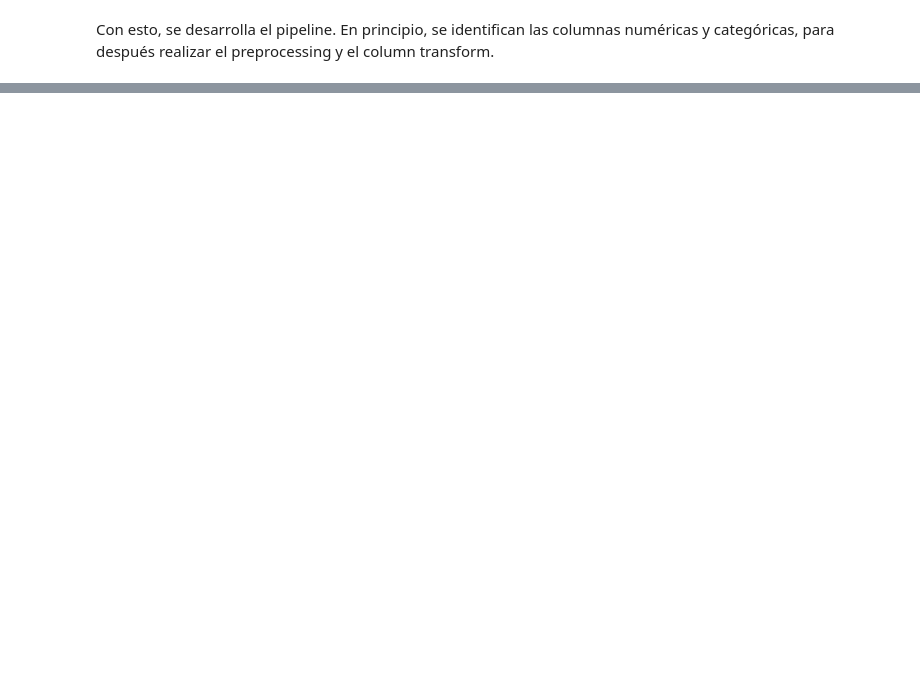
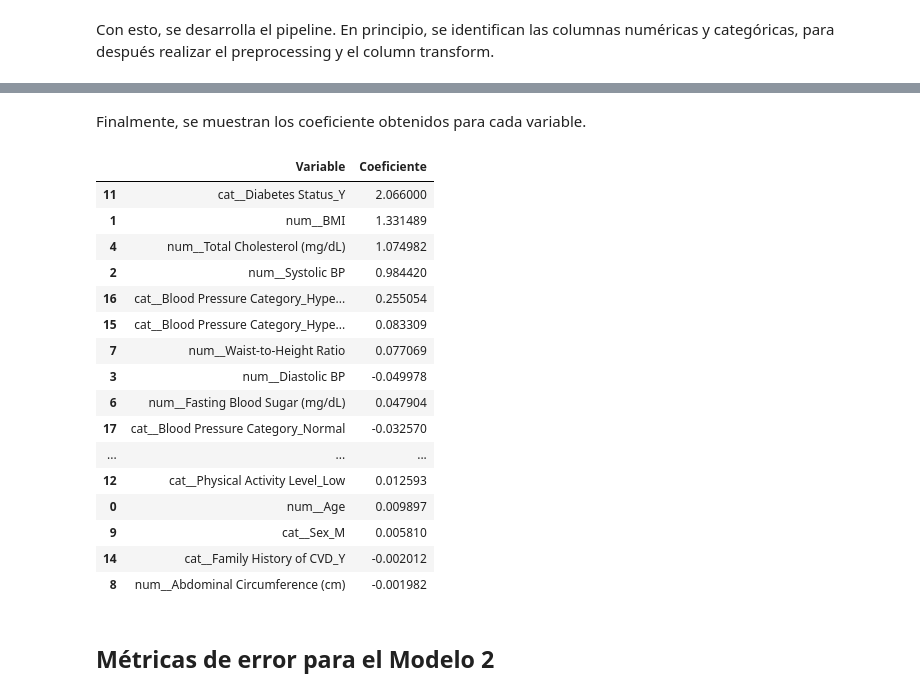
Before and after one commit to AlisonAristizabal/MaterialDeClase-ISIS-2611, a Jupyter notebook: Laboratorios/L1 Regresion Lineal/AnalisisDatos.ipynb, the cells around one changed output, grey strips where cells are left out. Drawn from its saved outputs; the diff is of its cells as text; code cells hidden in the pictures; blank space fills up the shorter version.

```diff
--- a/Laboratorios/L1 Regresion Lineal/AnalisisDatos.ipynb
+++ b/Laboratorios/L1 Regresion Lineal/AnalisisDatos.ipynb
@@ -1062,13 +1062,11 @@ def clip_medical_limits(df, medical_limits):
     return df
 
 def imputar_age_por_sex(df):
-    df = df.copy()
     if 'Sex' in df.columns and 'Age' in df.columns:
         df['Age'] = df.groupby('Sex')['Age'].transform(lambda x: x.fillna(x.median()))
     return df
 
 def imputar_bp_por_categoria(df):
-    df = df.copy()
     if 'Blood Pressure Category' in df.columns and 'Systolic BP' in df.columns:
         df['Systolic BP'] = df.groupby('Blood Pressure Category')['Systolic BP'].transform(lambda x: x.fillna(x.median()))
     if 'Blood Pressure Category' in df.columns and 'Diastolic BP' in df.columns:
@@ -1076,7 +1074,6 @@ def imputar_bp_por_categoria(df):
     return df
 
 def imputar_peso_altura_bmi_por_sex_agebin(df):
-    df = df.copy()
     if 'Age' in df.columns:
         df['Age_bin'] = pd.cut(df['Age'], bins=[0, 20, 40, 60, 80, 120], include_lowest=True)
 
@@ -1091,7 +1088,6 @@ def imputar_peso_altura_bmi_por_sex_agebin(df):
     return df
 
 def imputar_lipidos_por_sex(df):
-    df = df.copy()
     if 'Sex' in df.columns and 'HDL (mg/dL)' in df.columns:
         df['HDL (mg/dL)'] = df.groupby('Sex')['HDL (mg/dL)'].transform(lambda x: x.fillna(x.median()))
     if 'Sex' in df.columns and 'Total Cholesterol (mg/dL)' in df.columns:
@@ -1099,13 +1095,11 @@ def imputar_lipidos_por_sex(df):
     return df
 
 def imputar_azucar_por_diabetes(df):
-    df = df.copy()
     if 'Diabetes Status' in df.columns and 'Fasting Blood Sugar (mg/dL)' in df.columns:
         df['Fasting Blood Sugar (mg/dL)'] = df.groupby('Diabetes Status')['Fasting Blood Sugar (mg/dL)'].transform(lambda x: x.fillna(x.median()))
     return df
 
 def recalcular_bmi(df):
-    df = df.copy()
     if 'BMI' in df.columns and 'Weight (kg)' in df.columns and 'Height (m)' in df.columns:
         mask_bmi_nan = df['BMI'].isna()
         df.loc[mask_bmi_nan & df['Weight (kg)'].notna() & df['Height (m)'].notna(), 'BMI'] = (
@@ -1114,7 +1108,6 @@ def recalcular_bmi(df):
     return df
 
 def recalcular_wthr(df):
-    df = df.copy()
     if 'Waist-to-Height Ratio' in df.columns and 'Abdominal Circumference (cm)' in df.columns and 'Height (m)' in df.columns:
         mask_wthr_nan = df['Waist-to-Height Ratio'].isna()
         df.loc[mask_wthr_nan & df['Abdominal Circumference (cm)'].notna() & df['Height (m)'].notna(), 'Waist-to-Height Ratio'] = (
@@ -1123,7 +1116,6 @@ def recalcular_wthr(df):
     return df
 
 def drop_cols_modelo2(df, cols_drop):
-    df = df.copy()
     return df.drop(columns=cols_drop, errors='ignore')
 # %% [markdown]
 Con las funciones implementadas, se procede a realizar las transformaciones en el dataframe.
@@ -1190,3 +1184,25 @@ preprocessor = ColumnTransformer(
     ],
     remainder='drop'  # ignora columnas no especificadas
 )
+
+# 4. Preporcessor
+pipeline_regresion_m2 = Pipeline(steps=[
+    ("clip_medico", clipper_m2),
+    ("imputar_age", age_m2),
+    ("imputar_bp", bp_m2),
+    ("imputar_peso_altura_bmi", whb_m2),
+    ("imputar_lipidos", lipidos_m2),
+    ("imputar_azucar", azucar_m2),
+    ("recalcular_bmi", bmi_m2),
+    ("recalcular_wthr", wthr_m2),
+    ("dropper_m2", dropper_m2),
+    ('preprocessor', preprocessor),
+    ('regressor', LinearRegression())
+])
+
+# 5. Entrenar
+pipeline_regresion_m2.fit(X_train_m2, y_train_m2)
+
+# 6. Predicciones
+y_pred_train = pipeline_regresion_m2.predict(X_train_m2)
+y_pred_test  = pipeline_regresion_m2.predict(X_test_m2)
@@ -1230,0 +1232,35 @@ Pipeline(steps=[('clip_medico',
+# %% [markdown]
+Finalmente, se muestran los coeficiente obtenidos para cada variable.
+# %%
+# Extraer el modelo entrenado
+modelo = pipeline_regresion_m2.named_steps["regressor"]
+
+# Extraer nombres de variables después del preprocesamiento
+feature_names = pipeline_regresion_m2.named_steps["preprocessor"].get_feature_names_out()
+
+# Coeficientes
+coeficientes = modelo.coef_
+
+coef_df = (pd.DataFrame({"Variable": feature_names, "Coef": coeficientes})
+           .assign(absCoef=lambda d: d["Coef"].abs())
+           .sort_values("absCoef", ascending=False))
+# %% [output]
+|  | Variable | Coeficiente |
+| 11 | cat__Diabetes Status_Y | 2.066000 |
+| 1 | num__BMI | 1.331489 |
+| 4 | num__Total Cholesterol (mg/dL) | 1.074982 |
+| 2 | num__Systolic BP | 0.984420 |
+| 16 | cat__Blood Pressure Category_Hype... | 0.255054 |
+| 15 | cat__Blood Pressure Category_Hype... | 0.083309 |
+| 7 | num__Waist-to-Height Ratio | 0.077069 |
+| 3 | num__Diastolic BP | -0.049978 |
+| 6 | num__Fasting Blood Sugar (mg/dL) | 0.047904 |
+| 17 | cat__Blood Pressure Category_Normal | -0.032570 |
+| ... | ... | ... |
+| 12 | cat__Physical Activity Level_Low | 0.012593 |
+| 0 | num__Age | 0.009897 |
+| 9 | cat__Sex_M | 0.005810 |
+| 14 | cat__Family History of CVD_Y | -0.002012 |
+| 8 | num__Abdominal Circumference (cm) | -0.001982 |
+# %% [markdown]
+## Métricas de error para el Modelo 2
```
Also changed, not shown: parts of 10 cells of this notebook, 1 other file.
